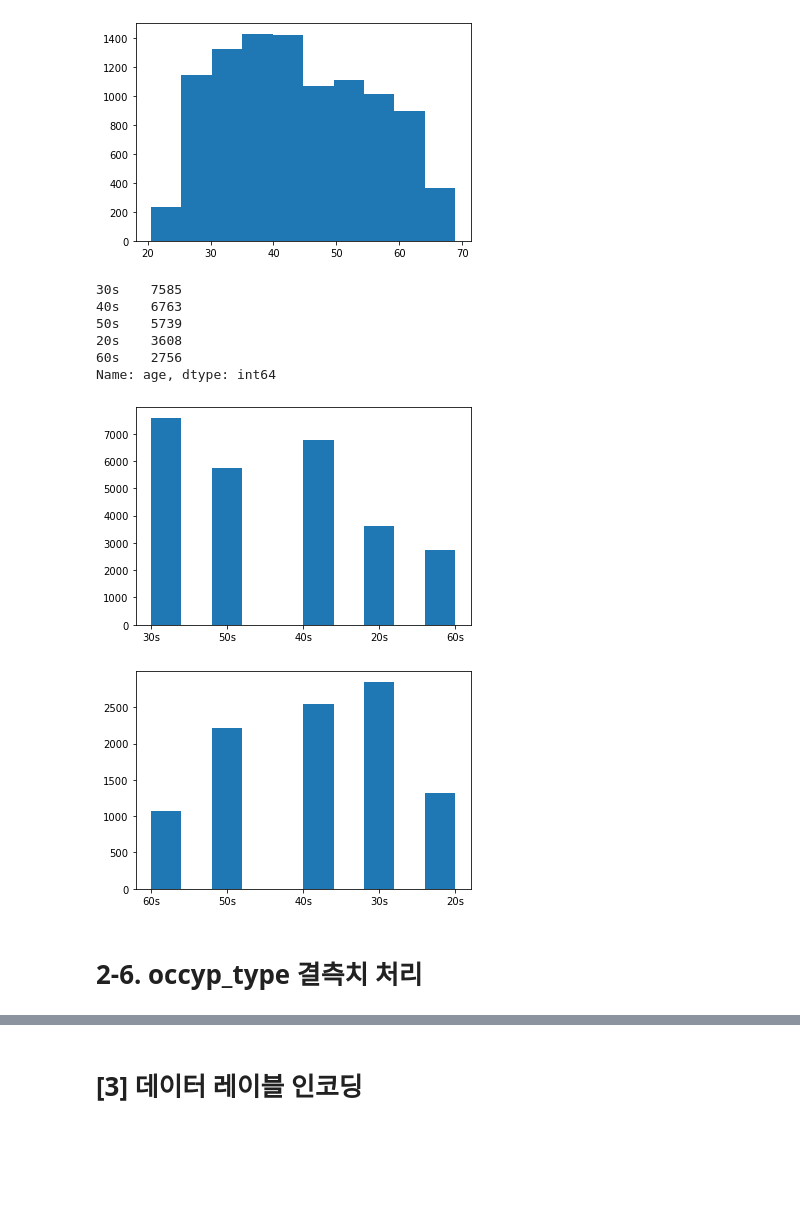
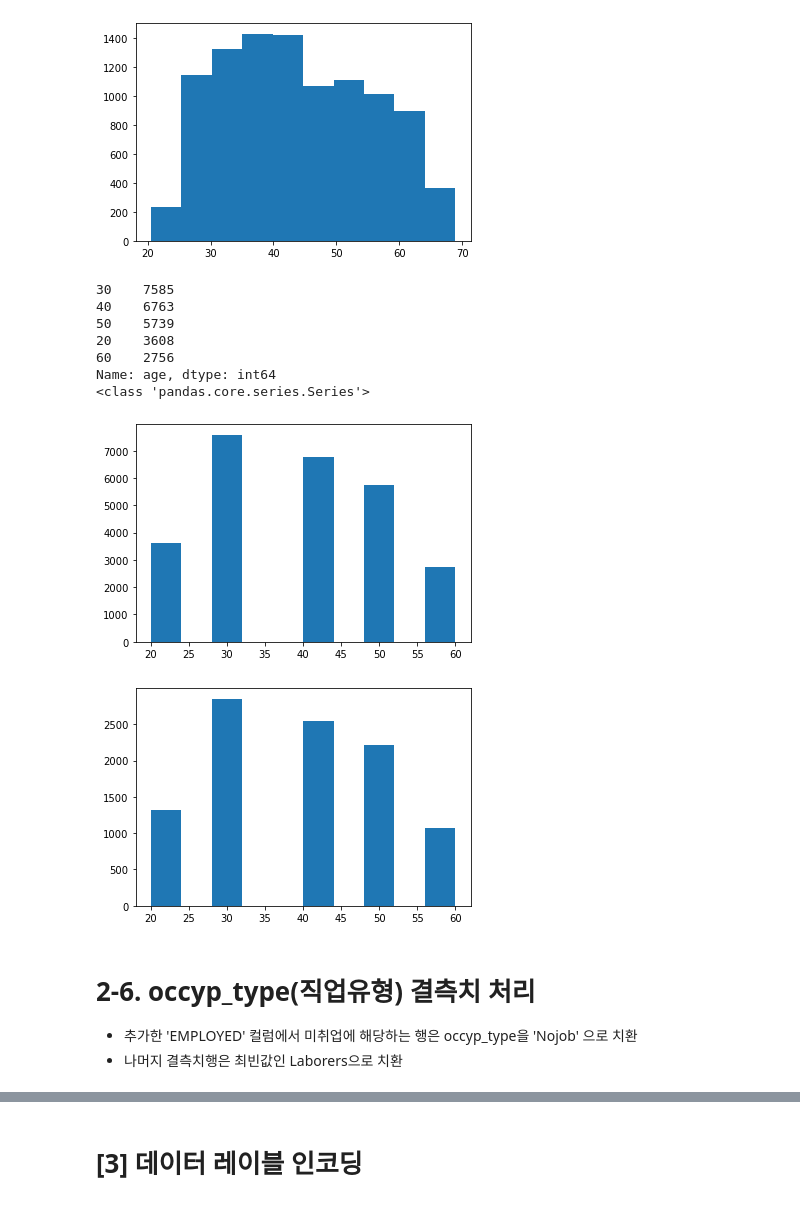
Before and after one commit to minsoo-s/KDT_Machine_Learning, a Jupyter notebook: 11th_project_ML_credit.ipynb, the cells around one changed output, grey strips where cells are left out. Drawn from its saved outputs; the diff is of its cells as text; code cells hidden in the pictures; blank space fills up the shorter version.

```diff
--- a/11th_project_ML_credit.ipynb
+++ b/11th_project_ML_credit.ipynb
@@ -337,9 +345,9 @@ plt.legend()
 <matplotlib.legend.Legend at 0x...>
 [figure]
 # %%
-# DAYS_EMPLOYED 가공해서 EMPLOYED(고용여부) 컬럼 만들기
-train['EMPLOYED'] = train['DAYS_EMPLOYED'].apply(lambda x: False if x == 1 else True)
-test['EMPLOYED'] = test['DAYS_EMPLOYED'].apply(lambda x: False if x == 1 else True)
+# DAYS_EMPLOYED 가공해서 EMPLOYED(고용여부) 컬럼 만들기 (미취업: 0, 그 외: 1)
+train['EMPLOYED'] = train['DAYS_EMPLOYED'].apply(lambda x: 0 if x == 1 else 1)
+test['EMPLOYED'] = test['DAYS_EMPLOYED'].apply(lambda x: 0 if x == 1 else 1)
 
 train['EMPLOYED'].value_counts()
 # %% [output]
@@ -408,33 +416,38 @@ plt.hist(age_test)
 # %%
 # 20,30,40,50,60대로 나누기
 
 train['age'] = pd.cut(age_train,
                     bins = [20,30,40,50,60,70],
-                    labels=['20s', '30s', '40s','50s','60s'])
+                    labels=[20, 30, 40,50,60])
 test['age'] = pd.cut(age_test,
                     bins = [20,30,40,50,60,70],
-                    labels=['20s', '30s', '40s','50s','60s'])
+                    labels=[20,30,40,50,60])
 
+train['age']=pd.to_numeric(train['age'])
+test['age']=pd.to_numeric(test['age'])
 
 print(train['age'].value_counts())
-
+print(type(train['age']))
 
 plt.hist(train['age'])
 plt.show()
 
 plt.hist(test['age'])
 plt.show()
 # %% [output]
-30s    7585
-40s    6763
-50s    5739
-20s    3608
-60s    2756
+30    7585
+40    6763
+50    5739
+20    3608
+60    2756
 Name: age, dtype: int64
+<class 'pandas.core.series.Series'>
-[figure, old version]
+[figure, new version]
-[figure, old version]
+[figure, new version]
-# %% [markdown]
-# 2-6. occyp_type 결측치 처리
+# %% [markdown]
+# 2-6. occyp_type(직업유형) 결측치 처리
+- 추가한 'EMPLOYED' 컬럼에서 미취업에 해당하는 행은 occyp_type을 'Nojob' 으로 치환
+- 나머지 결측치행은 최빈값인 Laborers으로 치환
 # %%
 train['occyp_type'].value_counts()
 # %% [output]
```
Also changed, not shown: parts of 79 cells of this notebook, 6 other files.
